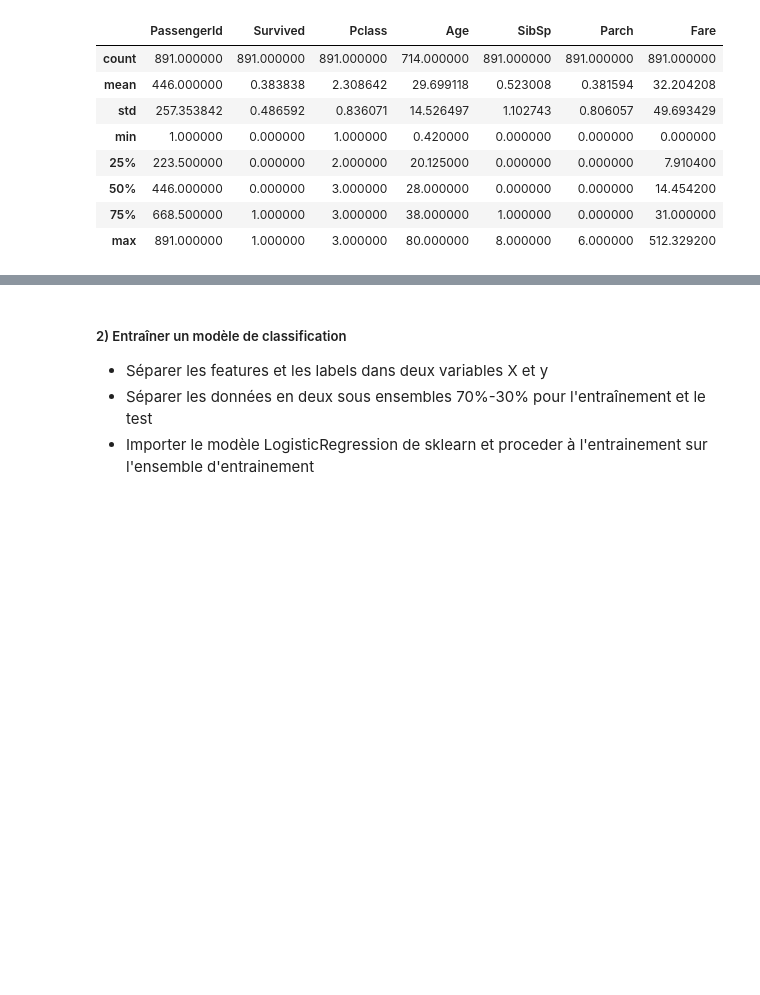
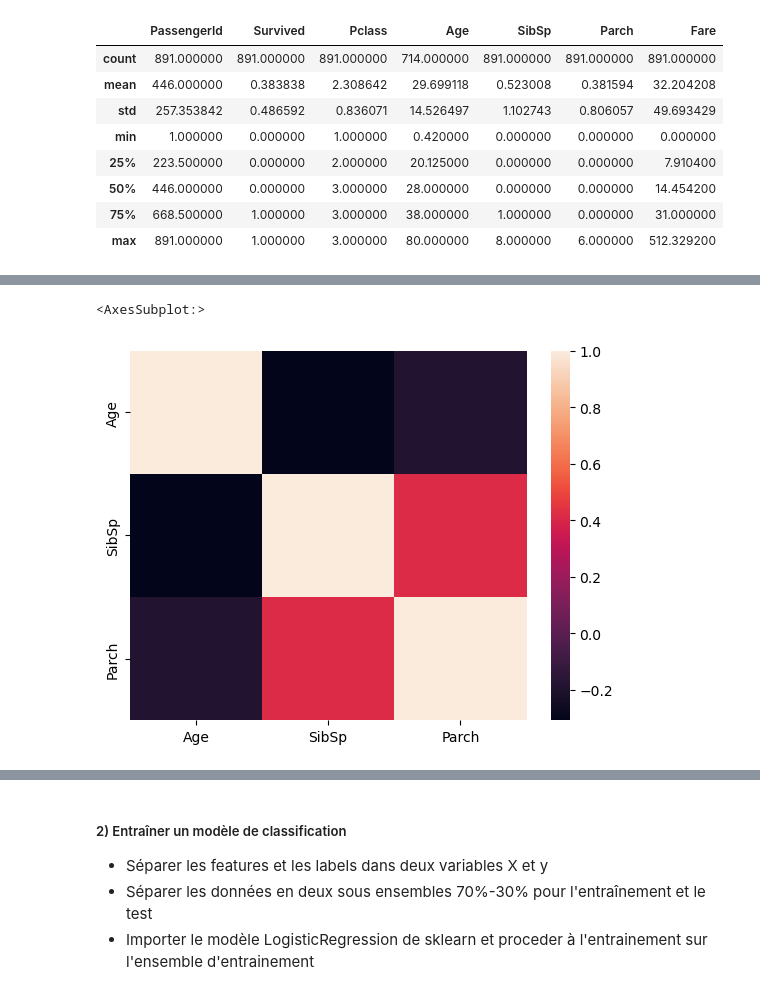
Before and after one commit to arnaudlagarde/ml-basics, a Jupyter notebook: TD_Classification.ipynb, the cells around one changed output, grey strips where cells are left out. Drawn from its saved outputs; the diff is of its cells as text; code cells hidden in the pictures; blank space fills up the shorter version.

```diff
--- a/TD_Classification.ipynb
+++ b/TD_Classification.ipynb
@@ -66,0 +63,7 @@ dtype: object
+# %%
+import seaborn as sns
+
+sns.heatmap(df_num.corr())
+# %% [output]
+<AxesSubplot:>
+[figure, added]
```
Also changed, not shown: parts of 18 cells of this notebook.
